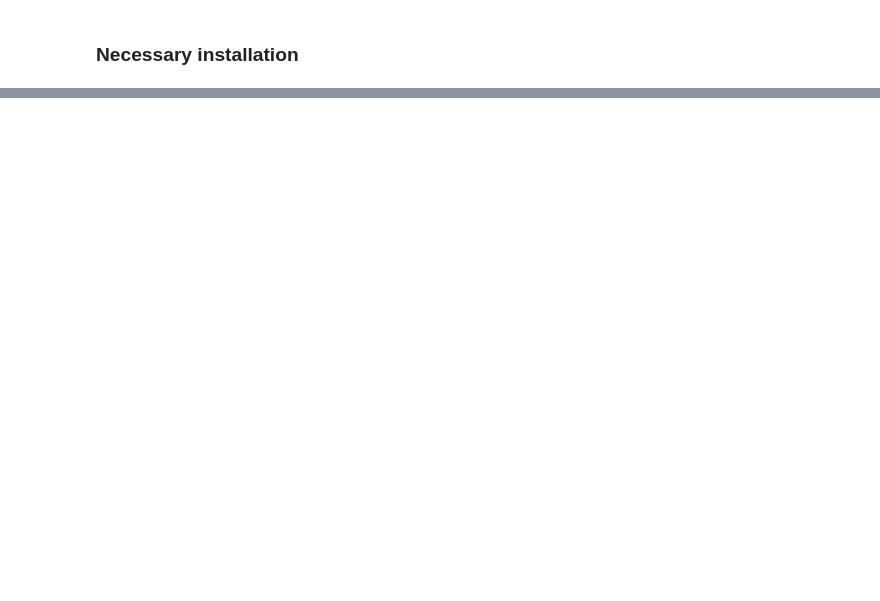
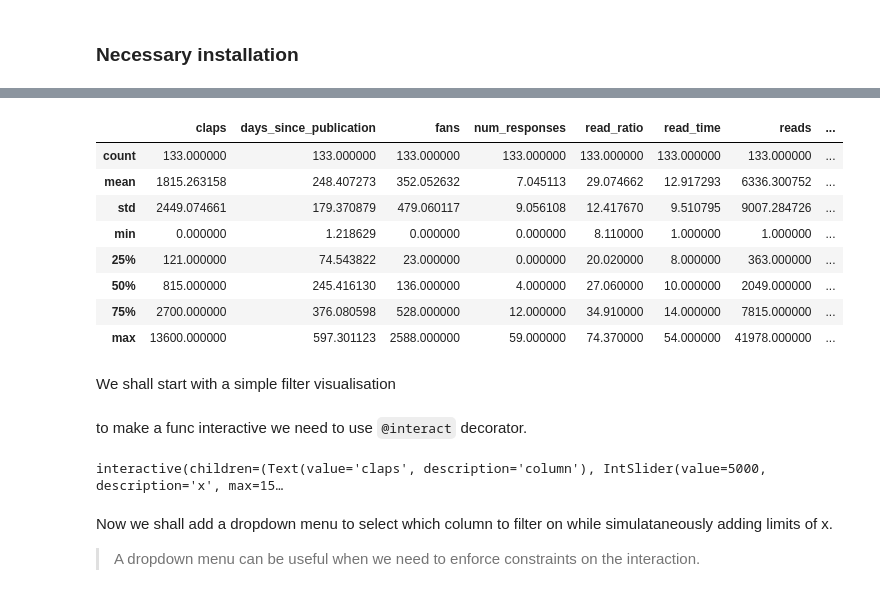
Before and after one commit to NelsonMungai/ALX_DS_Projects, a Jupyter notebook: Visualization/Interactive Visualisations.ipynb, the cells around one changed output, grey strips where cells are left out. Saved outputs shown, nothing was run; the diff lists cells and outputs as text; code cells hidden in the pictures; blank space fills up the shorter version.

```diff
--- a/Visualization/Interactive Visualisations.ipynb
+++ b/Visualization/Interactive Visualisations.ipynb
@@ -26,0 +134,14 @@ Collecting prompt-toolkit<3.1.0,>=3.0.41
+# %%
+df.describe()
+# %% [output]
+|  | claps | days_since_publication | fans | num_responses | read_ratio | read_time | reads | ... |
+| count | 133.000000 | 133.000000 | 133.000000 | 133.000000 | 133.000000 | 133.000000 | 133.000000 | ... |
+| mean | 1815.263158 | 248.407273 | 352.052632 | 7.045113 | 29.074662 | 12.917293 | 6336.300752 | ... |
+| std | 2449.074661 | 179.370879 | 479.060117 | 9.056108 | 12.417670 | 9.510795 | 9007.284726 | ... |
+| min | 0.000000 | 1.218629 | 0.000000 | 0.000000 | 8.110000 | 1.000000 | 1.000000 | ... |
+| 25% | 121.000000 | 74.543822 | 23.000000 | 0.000000 | 20.020000 | 8.000000 | 363.000000 | ... |
+| 50% | 815.000000 | 245.416130 | 136.000000 | 4.000000 | 27.060000 | 10.000000 | 2049.000000 | ... |
+| 75% | 2700.000000 | 376.080598 | 528.000000 | 12.000000 | 34.910000 | 14.000000 | 7815.000000 | ... |
+| max | 13600.000000 | 597.301123 | 2588.000000 | 59.000000 | 74.370000 | 54.000000 | 41978.000000 | ... |
+# %% [markdown]
+We shall start with a simple filter visualisation
@@ -26,0 +150,12 @@ Collecting prompt-toolkit<3.1.0,>=3.0.41
+# %% [markdown]
+to make a func interactive we need to use `@interact` decorator.
+# %%
+@interact
+def show_articles_more_than(column='claps',x=5000):
+    display(HTML(f'<h4>Showing articles with more than {x} {column}</h4>'))
+    display(df.loc[df[column]>x,['title','claps','published_date','read_time', 'tags', 'views', 'reads']])
+# %% [output]
+interactive(children=(Text(value='claps', description='column'), IntSlider(value=5000, description='x', max=15…
+# %% [markdown]
+Now we shall add a dropdown menu to select which column to filter on while simulataneously adding limits of x.
+> A dropdown menu can be useful when we need to enforce constraints on the interaction.
```
Also changed, not shown: parts of 14 cells of this notebook.
